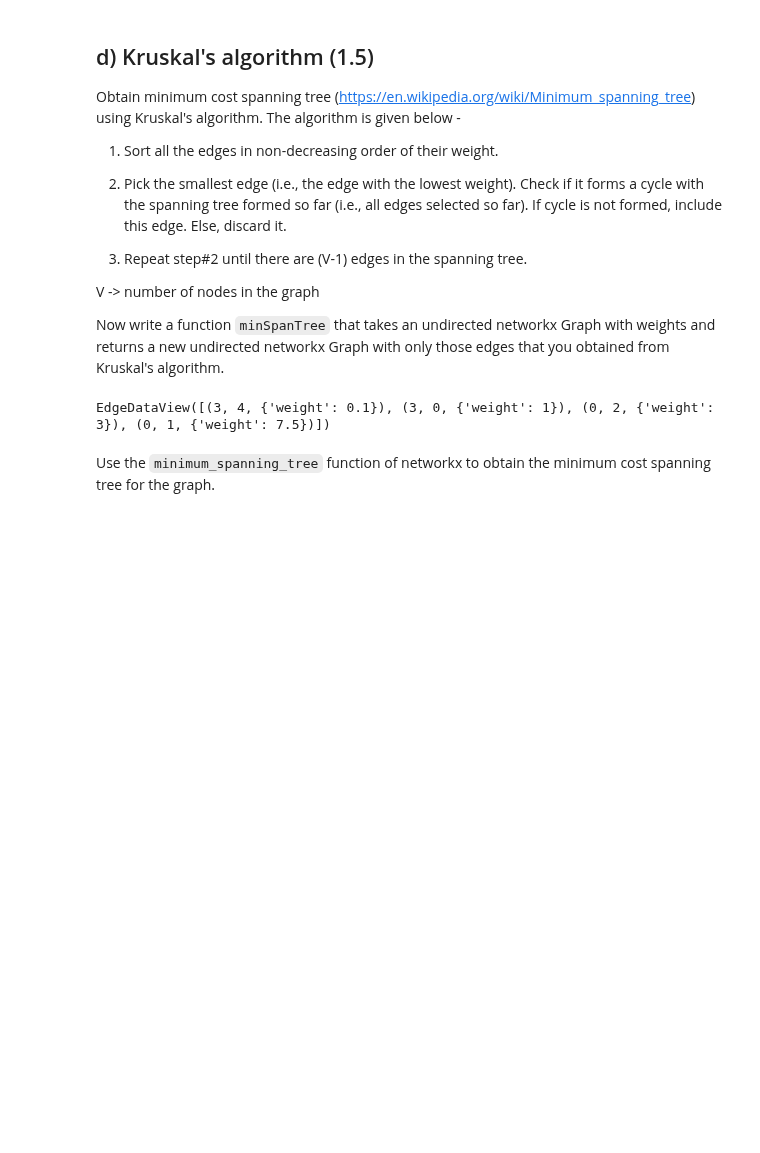
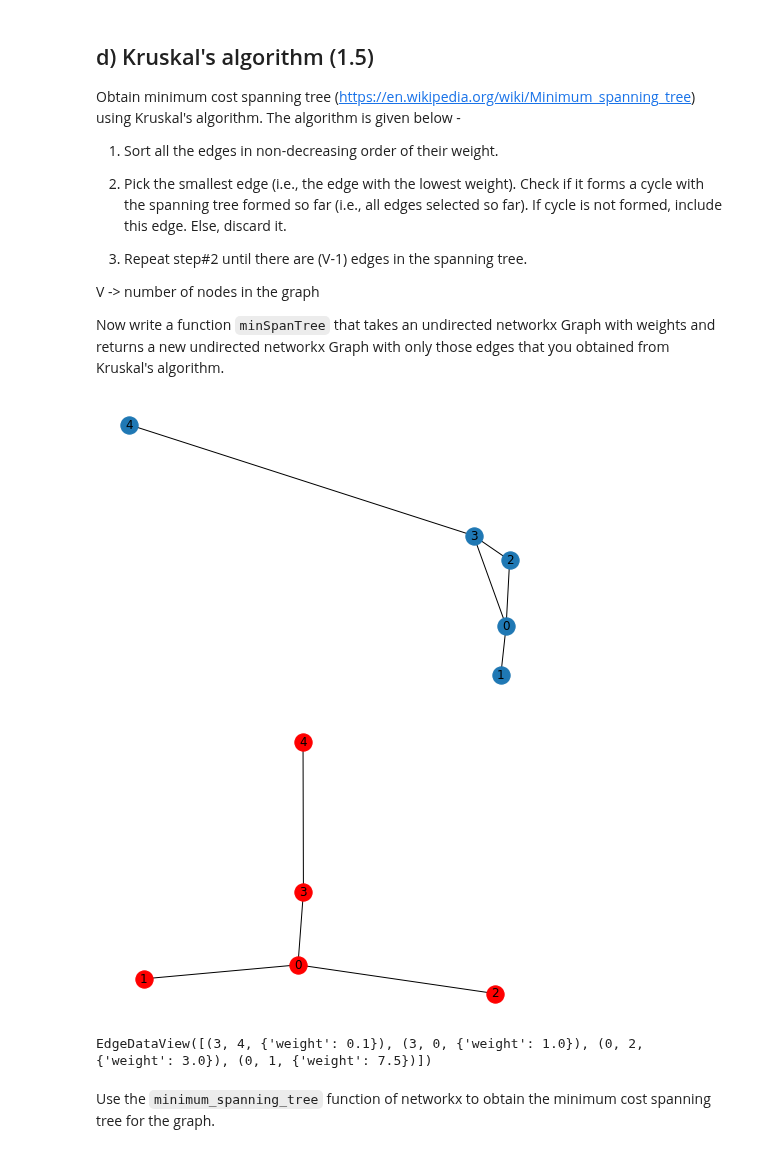
Before and after one commit to mim201820/advanced_scientific_programming, a Jupyter notebook: assignment_3/poorya_Py2_assignment3_tasks.ipynb, the cells around one changed output. Cells and saved outputs as stored; diff of their text form; code cells hidden in the pictures; blank space fills up the shorter version.

```diff
--- a/assignment_3/poorya_Py2_assignment3_tasks.ipynb
+++ b/assignment_3/poorya_Py2_assignment3_tasks.ipynb
@@ -458,12 +488,3 @@ Obtain minimum cost spanning tree (https://en.wikipedia.org/wiki/Minimum_spannin
 V -> number of nodes in the graph
 
 Now write a function `minSpanTree` that takes an undirected networkx Graph with weights and returns a new undirected networkx Graph with only those edges that you obtained from Kruskal's algorithm.
-# %%
-def minSpanTree(G_in):
-    pass
-
-G = minSpanTree(G_out)
-G.edges(data=True)
-# [(3, 4, {'weight': 0.1}), (3, 0, {'weight': 1}), (0, 2, {'weight': 3}), (0, 1, {'weight': 7.5})]
-# %% [output]
-EdgeDataView([(3, 4, {'weight': 0.1}), (3, 0, {'weight': 1}), (0, 2, {'weight': 3}), (0, 1, {'weight': 7.5})])
@@ -470,3 +493,40 @@ EdgeDataView([(3, 4, {'weight': 0.1}), (3, 0, {'weight': 1}), (0, 2, {'weight':
+# %%
+def minSpanTree(G_in):
+
+    g=nx.Graph()
+    # 1-Sort all the edges in non-decreasing order of their weight.
+    edges = list(sorted(G_in.edges(data=True),key=lambda x:x[2]['weight']))
+    n = len(edges)
+    # 2-Pick the smallest edge (i.e., the edge with the lowest weight)
+    for i in range(n):
+        edge=edges[i]
+        tree=list(g.nodes())
+        if edge[0] not in tree or edge[1] not in tree:
+            g.add_edge(edge[0],edge[1],weight=edge[2]["weight"])
+
+    # 3-Pick the smallest edge that create a path which were not befor
+    for i in range(n):
+        edge=edges[i]
+        tree=list(g.nodes())
+        if g.has_edge(edge[0],edge[1])==False and nx.has_path(g,edge[0],edge[1])==False:
+            g.add_edge(edge[0],edge[1],weight=edge[2]["weight"])
+
+
+    nx.draw_spring(G_in, with_labels = True)
+    plt.show()
+    colors = ['r']
+    nx.draw_spring(g, with_labels = True, node_color = colors)
+    plt.show()
+
+    return g
+
+G = minSpanTree(G_out)
+G.edges(data=True)
+# [(3, 4, {'weight': 0.1}), (3, 0, {'weight': 1}), (0, 2, {'weight': 3}), (0, 1, {'weight': 7.5})]
+# %% [output]
+[figure, added]
+[figure, added]
+EdgeDataView([(3, 4, {'weight': 0.1}), (3, 0, {'weight': 1.0}), (0, 2, {'weight': 3.0}), (0, 1, {'weight': 7.5})])
 # %% [markdown]
 Use the `minimum_spanning_tree` function of networkx to obtain the minimum cost spanning tree for the graph.
 # %%
```
Also changed, not shown: parts of 12 cells of this notebook.
